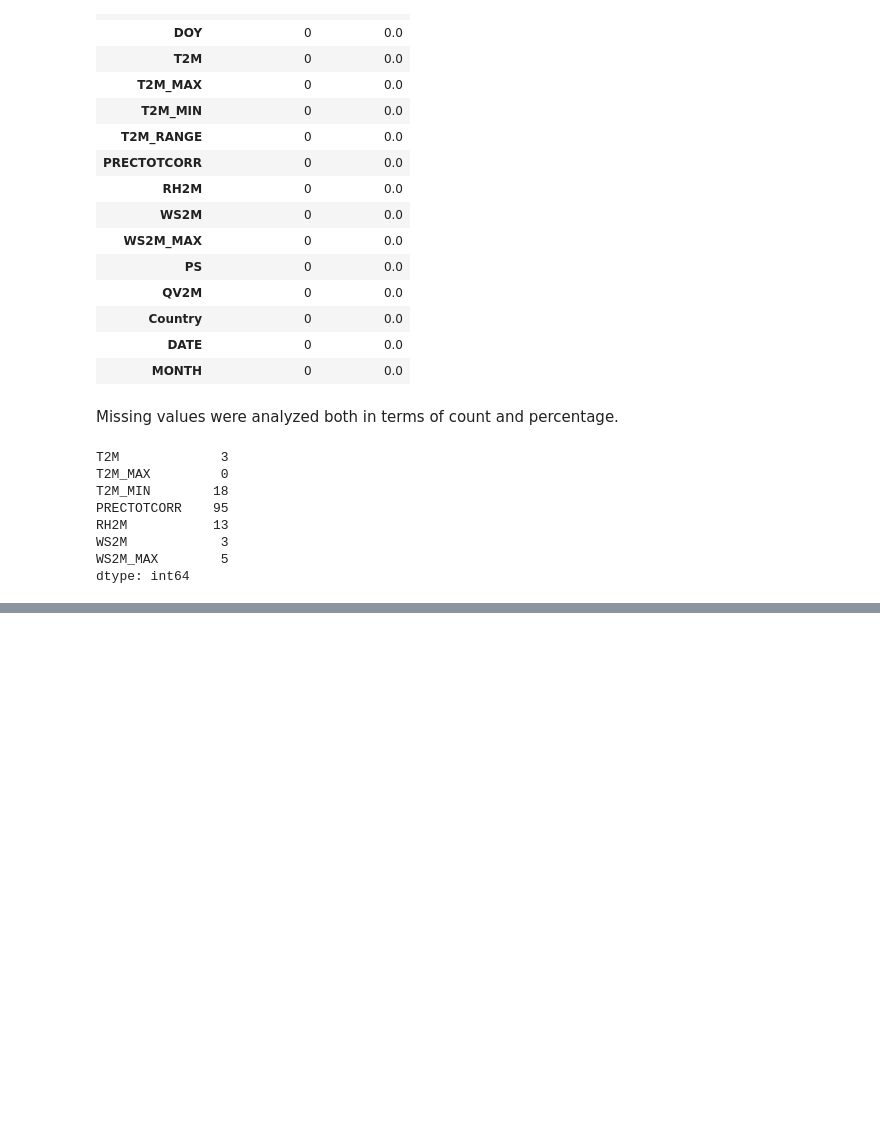
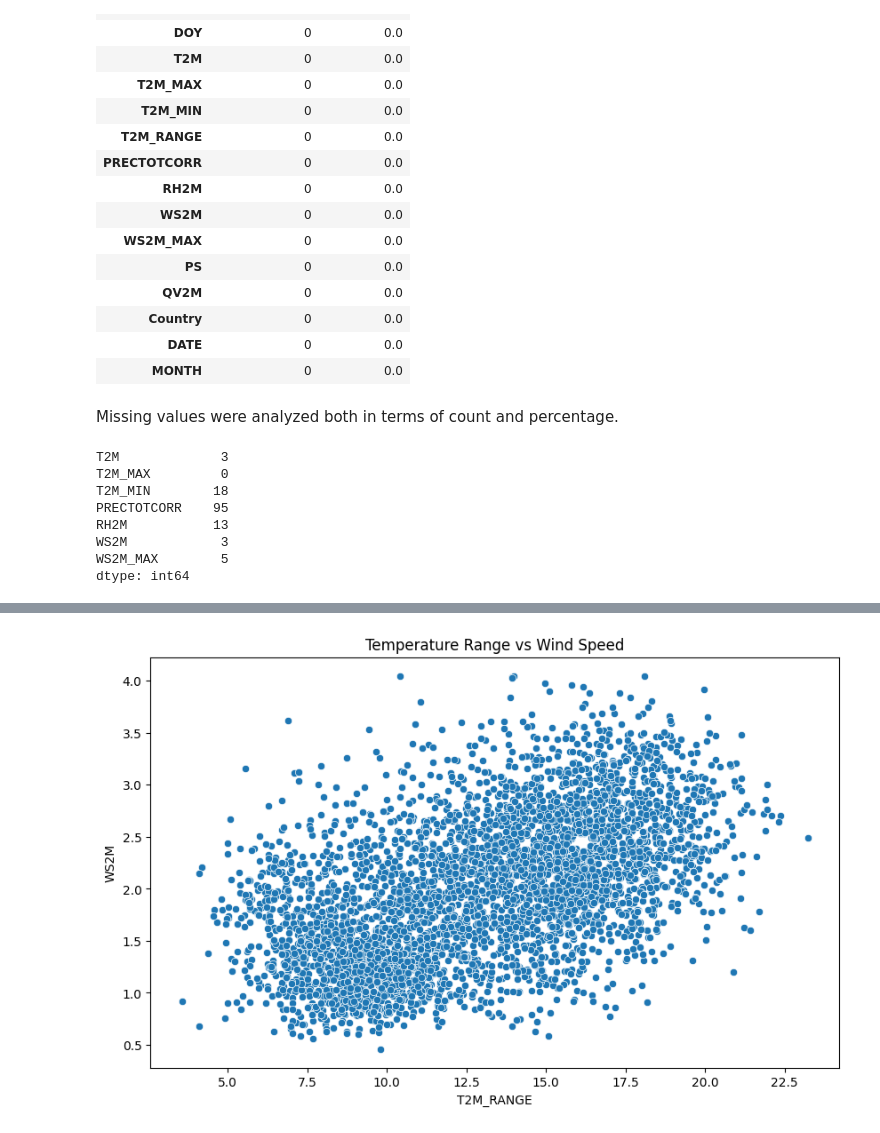
Before and after one commit to jfromsis/climate-challenge-week0, a Jupyter notebook: notebooks/ethiopia_eda.ipynb, the cells around one changed output, grey strips where cells are left out. Drawn from its saved outputs; the diff is of its cells as text; code cells hidden in the pictures; blank space fills up the shorter version.

```diff
--- a/notebooks/ethiopia_eda.ipynb
+++ b/notebooks/ethiopia_eda.ipynb
@@ -146,0 +180,8 @@ KeyError: 'Month'
+# %%
+df["T2M_RANGE"] = df["T2M_MAX"] - df["T2M_MIN"]
+
+sns.scatterplot(x=df["T2M_RANGE"], y=df["WS2M"])
+plt.title("Temperature Range vs Wind Speed")
+plt.show()
+# %% [output]
+[figure, added]
```
Also changed, not shown: parts of 9 cells of this notebook.
